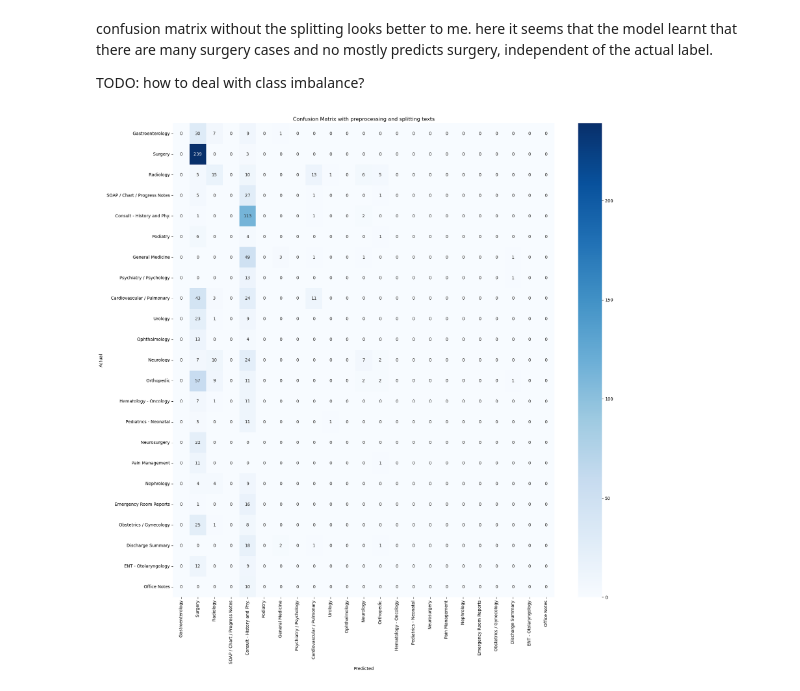
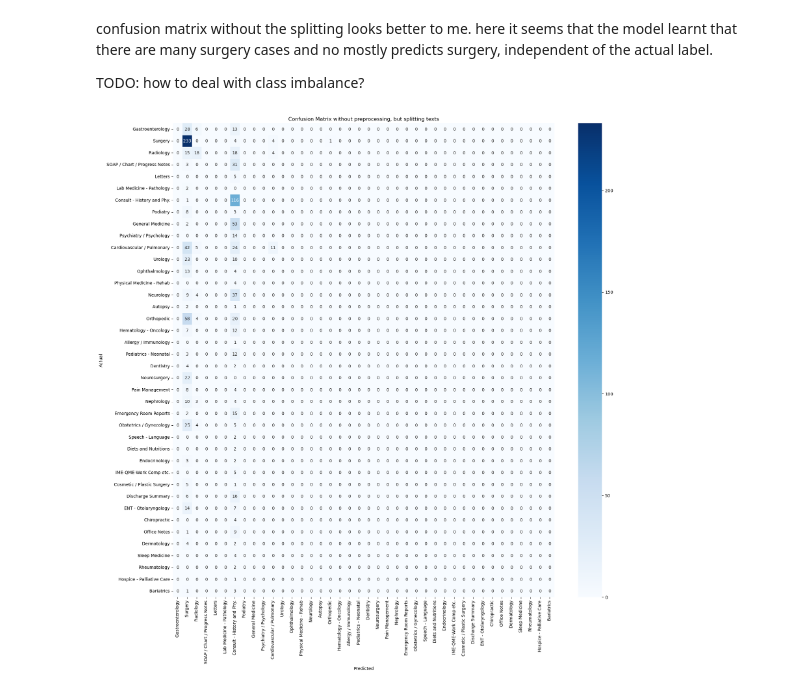
Before and after one commit to vitamys/nlp, a Jupyter notebook: Project_Task3_GroupC.ipynb, the cells around one changed output. Saved outputs shown, nothing was run; the diff lists cells and outputs as text; code cells hidden in the pictures.

```diff
--- a/Project_Task3_GroupC.ipynb
+++ b/Project_Task3_GroupC.ipynb
@@ -101,7 +107,7 @@ plot_classes_distribution(labels, num_samples_per_class, "Distribution of the cl
 [figure]
 # %%
 #Filter classes which are too small
-min_num_samples=30
-filtered_classes = np.array(labels)[np.array(num_samples_per_class)>min_num_samples]
-dataset['train'] = dataset['train'].filter(lambda sample: sample['prediction'][0]['label'] in filtered_classes)
+#min_num_samples=30
+#filtered_classes = np.array(labels)[np.array(num_samples_per_class)>min_num_samples]
+#dataset['train'] = dataset['train'].filter(lambda sample: sample['prediction'][0]['label'] in filtered_classes)
 # %%
@@ -516,7 +524,7 @@ with open("model_evaluation_data_project_split_rows.pkl", "rb") as handle:
 y_test_split = dict_split["true_labels"]
 preds_split = dict_split["predictions"]
 # %%
-with open("model_evaluation_data_project_split_rows_with_pp.pkl", "rb") as handle:
+with open("model_evaluation_data_project_split_rows_no_pp.pkl", "rb") as handle:
     dict_split_pp = pickle.load(handle)
 
 ##compare to model without preprocessing
@@ -618,19 +626,20 @@ TODO: how to deal with class imbalance?
 # %%
 # Assuming true_labels and predictions are your labels and predictions
 cm = confusion_matrix(y_test_split_pp, preds_split_pp)
+#cm = cm.astype("float") / cm.sum(axis=1)[:, np.newaxis]
 
 plt.figure(figsize=(20, 20))
 sns.heatmap(
     cm,
     annot=True,
-    fmt="d",
+    fmt="d", #.2f, d
     cmap="Blues",
     xticklabels=idx2label.values(),
     yticklabels=idx2label.values(),
 )
-plt.title("Confusion Matrix with preprocessing and splitting texts")
+plt.title("Confusion Matrix without preprocessing, but splitting texts")
 plt.ylabel("Actual")
 plt.xlabel("Predicted")
 plt.show()
 # %% [output]
-[figure, old version]
+[figure, new version]
```
Also changed, not shown: parts of 14 cells of this notebook, 5 other files.
